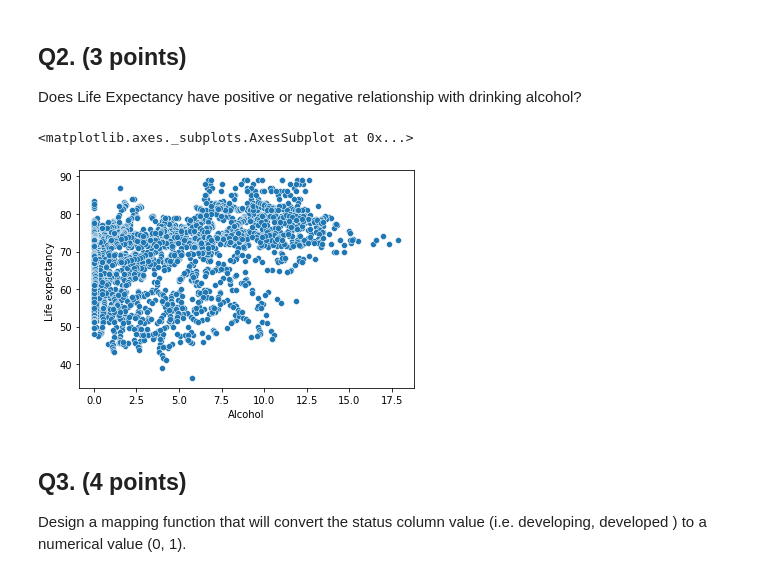
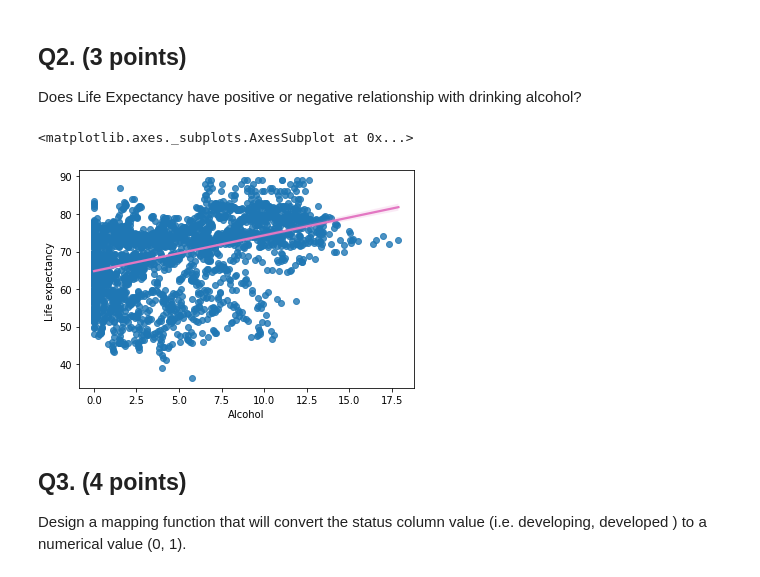
Before and after one commit to Yirgaalem/CP322-Machine-Learning, a Jupyter notebook: Assignment1.ipynb, the cells around one changed output. Drawn from its saved outputs; the diff is of its cells as text; code cells hidden in the pictures.

```diff
--- a/Assignment1.ipynb
+++ b/Assignment1.ipynb
@@ -106,11 +106,11 @@ data.plot.scatter(x = 'Adult Mortality', y = 'Life expectancy ')
 Does Life Expectancy have positive or negative relationship with drinking alcohol?
 # %%
  # write your Q2 answer here #
-sns.scatterplot(y = 'Life expectancy ', x = 'Alcohol', data = data)
+sns.regplot(data=data, x='Alcohol', y='Life expectancy ', line_kws= {"color":"C6"})
 # Life Expectancy has a positive relationship with drinking alcohol
 # %% [output]
 <matplotlib.axes._subplots.AxesSubplot at 0x...>
-[figure, old version]
+[figure, new version]
 # %% [markdown]
 ## Q3. (4 points)
 
```
